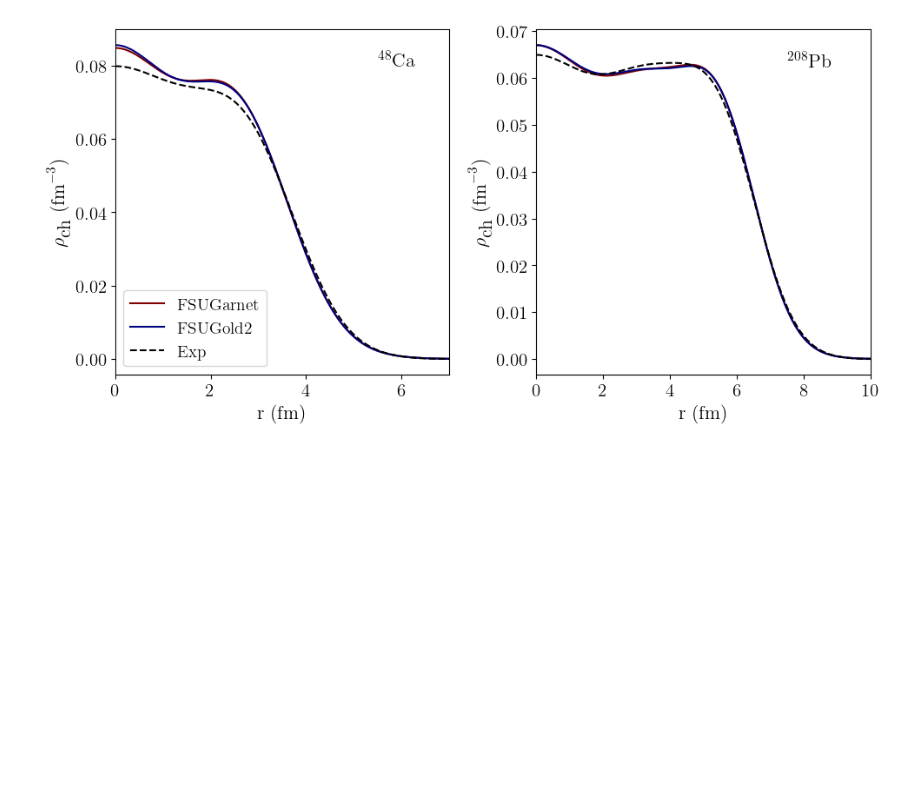
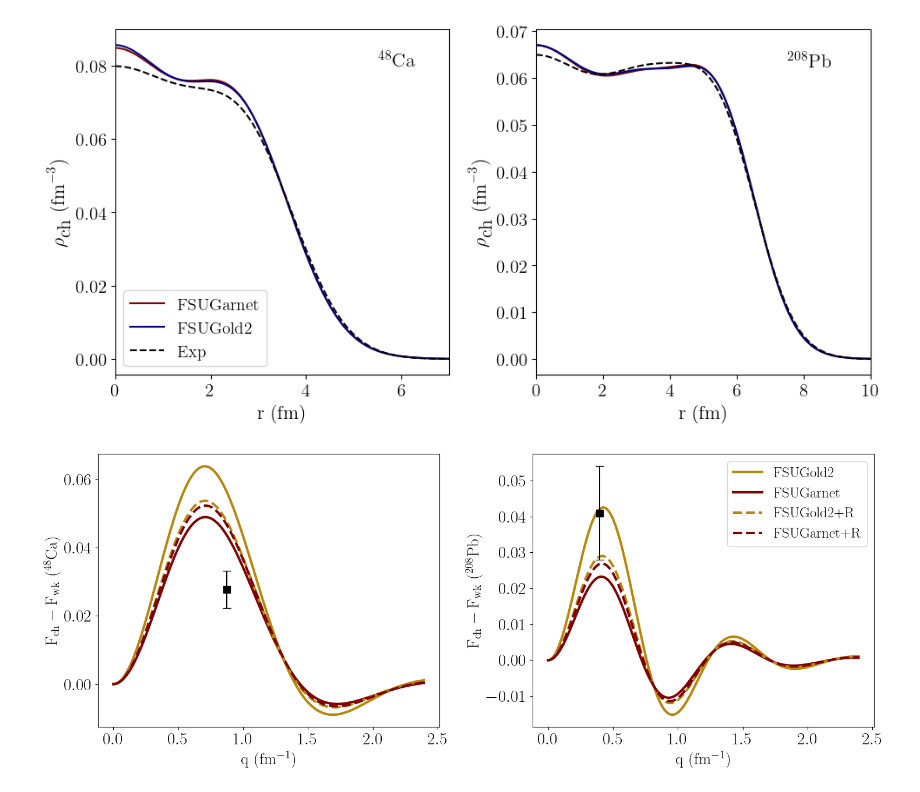
Before and after one commit to torquteam/FSU_FINITE, a Jupyter notebook: Dissertation/Plots.ipynb, the cells around one changed output. Saved outputs shown, nothing was run; the diff lists cells and outputs as text; code cells hidden in the pictures; blank space fills up the shorter version.

```diff
--- a/Dissertation/Plots.ipynb
+++ b/Dissertation/Plots.ipynb
@@ -232,3 +232,88 @@ plt.tight_layout()
 plt.savefig('Figure5.png', dpi=500)
 # %% [output]
 [figure]
+# %%
+import matplotlib.pyplot as plt
+plt.rcParams.update({
+    'text.usetex': True,
+    'font.family': 'serif',
+    'font.serif': ['Computer Modern'],
+    'font.size': 20,
+    'axes.titlesize': 14,
+    'axes.labelsize': 21,
+    'xtick.labelsize': 21,
+    'ytick.labelsize': 21,
+    'legend.fontsize': 16,
+    'text.latex.preamble': r'\usepackage{bm}',
+})
+import numpy as np
+plt.rc('axes', unicode_minus=False)
+
+chargeffCa48_gar = np.loadtxt("q_transfer_Fch,Fwk,wkskin,Ca48,gar.txt")
+chargeffCa48_gold = np.loadtxt("q_transfer_Fch,Fwk,wkskin,Ca48,gold.txt")
+chargeffCa48_garR = np.loadtxt("q_transfer_Fch,Fwk,wkskin,Ca48_garR.txt")
+chargeffCa48_goldR = np.loadtxt("q_transfer_Fch,Fwk,wkskin,Ca48_goldR.txt")
+chargeffPb_gar = np.loadtxt("q_transfer_Fch,Fwk,wkskin,Pb208,gar.txt")
+chargeffPb_gold = np.loadtxt("q_transfer_Fch,Fwk,wkskin,Pb208,gold.txt")
+chargeffPb_garR = np.loadtxt("q_transfer_Fch,Fwk,wkskin,Pb208_garR.txt")
+chargeffPb_goldR = np.loadtxt("q_transfer_Fch,Fwk,wkskin,Pb208_goldR.txt")
+
+# Adjust start and end of EOS data
+l = 300
+m = 300
+
+fig, axs = plt.subplots(1, 2,figsize=(15,6),sharey=False, sharex=False, facecolor='white')
+
+q = chargeffCa48_gold[:m,0]/1.25
+exp = chargeffCa48_gold[:m,3]
+axs[0].plot(q, exp, color='darkgoldenrod',ls='solid',lw=3)
+
+q = chargeffCa48_gar[:m,0]/1.25
+exp = chargeffCa48_gar[:m,3]
+axs[0].plot(q, exp, color='maroon',ls='solid',lw=3)
+
+q = chargeffCa48_goldR[:m,0]/1.25
+exp = chargeffCa48_goldR[:m,3]
+axs[0].plot(q, exp, color='darkgoldenrod',ls='dashed',lw=3)
+
+q = chargeffCa48_garR[:m,0]/1.25
+exp = chargeffCa48_garR[:m,3]
+axs[0].plot(q, exp, color='maroon',ls='dashed',lw=3)
+
+
+q = chargeffPb_gold[:m,0]/1.25
+exp = chargeffPb_gold[:m,3]
+axs[1].plot(q, exp, color='darkgoldenrod',ls='solid',lw=3)
+
+q = chargeffPb_gar[:m,0]/1.25
+exp = chargeffPb_gar[:m,3]
+axs[1].plot(q, exp, color='maroon',ls='solid',lw=3)
+
+q = chargeffPb_goldR[:m,0]/1.25
+exp = chargeffPb_goldR[:m,3]
+axs[1].plot(q, exp, color='darkgoldenrod',ls='dashed',lw=3)
+
+q = chargeffPb_garR[:m,0]/1.25
+exp = chargeffPb_garR[:m,3]
+axs[1].plot(q, exp, color='maroon',ls='dashed',lw=3)
+
+axs[0].errorbar(0.8733,0.0277,yerr=[[0.0055],[0.0055]],capsize=5, color='black')
+axs[1].errorbar(0.3977,0.041,yerr=[[0.013],[0.013]],capsize=5, color='black')
+axs[0].plot(0.8733,0.0277,marker='s',markerfacecolor='black',markeredgecolor='black',markersize=8) #crex
+axs[1].plot(0.3977,0.041,marker='s',markerfacecolor='black',markeredgecolor='black',markersize=8) #prex
+
+axs[1].set_ylabel(r'$\rm F_{ch} - F_{wk}$ ($^{208}$Pb)',size=20)
+axs[0].set_ylabel(r'$\rm F_{ch} - F_{wk}$ ($^{48}$Ca)',size=20)
+
+axs[1].set_xlabel(r'q (fm$^{-1})$',size=20)
+axs[0].set_xlabel(r'q (fm$^{-1})$',size=20)
+
+plt.legend(['FSUGold2','FSUGarnet','FSUGold2+R','FSUGarnet+R'],fontsize=18,loc='upper right')
+plt.rc('axes', labelsize=22)    # fontsize of the x and y labels
+plt.rc('xtick', labelsize=20)    # fontsize of the tick labels
+plt.rc('ytick', labelsize=20)    # fontsize of the tick labels
+plt.tight_layout()
+
+plt.savefig('Figure14',dpi=500)
+# %% [output]
+[figure, added]
```
Also changed, not shown: 25 other files.
